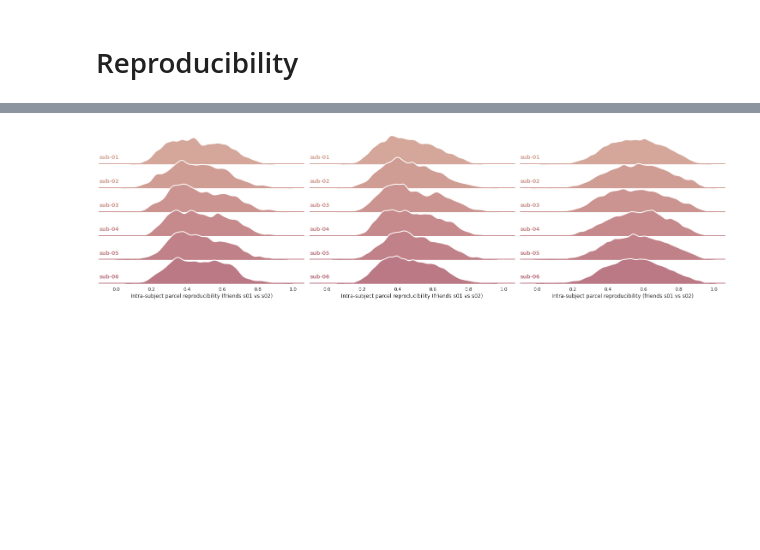
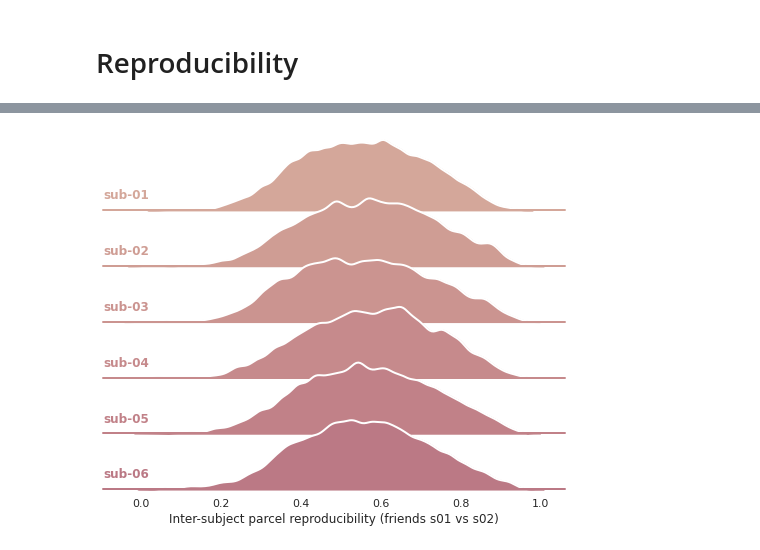
Before and after one commit to courtois-neuromod/cneuromod_embeddings, a Jupyter notebook: cneuromod_embeddings/friends-s02_all_experiments.ipynb, the cells around one changed output, grey strips where cells are left out. Saved outputs shown, nothing was run; the diff lists cells and outputs as text; code cells hidden in the pictures; blank space fills up the shorter version.

Commit message:
Added comparison of R2 on friends-s01 vs friends-s02, for parcels generated on friends-s01.

```diff
--- a/cneuromod_embeddings/friends-s02_all_experiments.ipynb
+++ b/cneuromod_embeddings/friends-s02_all_experiments.ipynb
@@ -157,5 +180,5 @@ visu_repro(data,
 # %%
-visu_repro(data,
-           title='Intra-subject parcel reproducibility (friends s01 vs s02)', type_comp='inter')
+visu_repro(data[data['params']=='cluster-256_state-1024'],
+           title='Inter-subject parcel reproducibility (friends s01 vs s02)', type_comp='inter')
 # %% [output]
-[figure, old version]
+[figure, new version]
```
Also changed, not shown: parts of 2 cells of this notebook, 1 other file.
